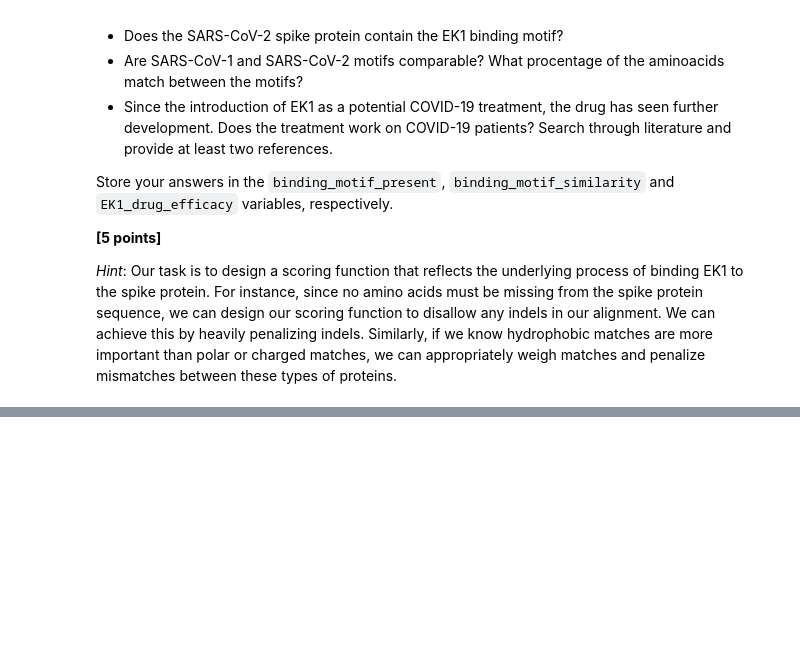
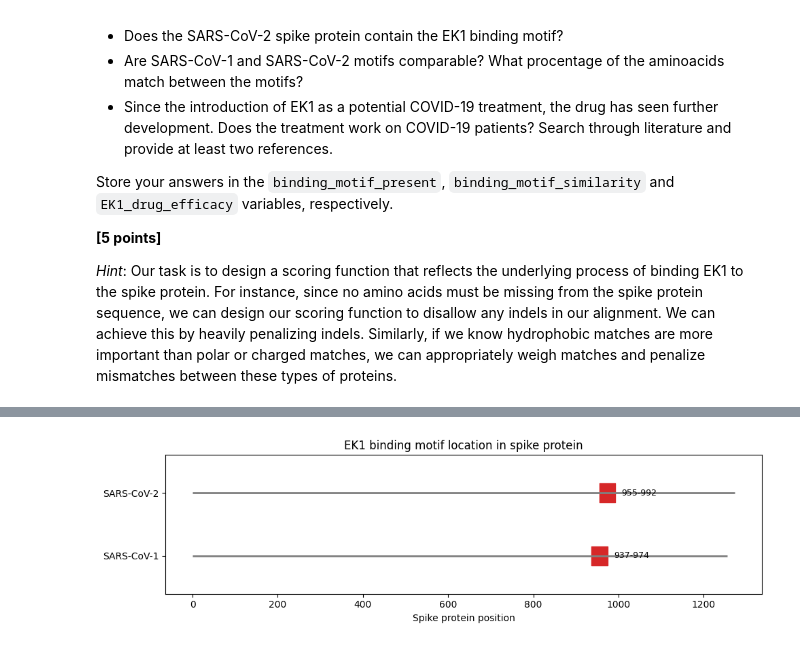
Before and after one commit to SivaCantCode/assign_gene_func, a Jupyter notebook: gene_func_workbook.ipynb, the cells around one changed output, grey strips where cells are left out. Cells and saved outputs as stored; diff of their text form; code cells hidden in the pictures; blank space fills up the shorter version.

Commit message:
Did bonus Q kinda

```diff
--- a/gene_func_workbook.ipynb
+++ b/gene_func_workbook.ipynb
@@ -316,0 +310,72 @@ Are SARS-CoV-1 and SARS-CoV-2 motifs comparable? What percentage of the aminoaci
+# %%
+# My code
+import csv
+import matplotlib.pyplot as plt
+importlib.reload(helper_functions)
+from helper_functions import local_alignment
+
+with open("data/aminoacid_properties.csv") as f:
+    aa_type = {row["aminoacid"]: row["polarity"] for row in csv.DictReader(f)}
+
+# My scoring function
+def scoring_function_ek1(motif_type, aa):
+    aa_t = aa_type.get(aa)
+    if motif_type == "h":
+        return 0.25 if aa_t == "h" else -0.25
+    return 0.125 if aa_t == motif_type else -0.0625
+
+ek1_motif = "hpphcpc" * 6
+
+sars1_spike = spikes["Human-SARS"]
+
+motif_hits = {}
+for name, spike in [("SARS-CoV-1", sars1_spike), ("SARS-CoV-2", sars2_spike)]:
+    a_motif, a_spike, score = local_alignment(ek1_motif,spike,scoring_function_ek1)
+
+    start = spike.find(a_spike)
+    end = start + len(a_spike)
+
+    type_match = sum(aa_type[a] == m for m, a in zip(a_motif, a_spike)) / len(a_motif)
+
+    motif_hits[name] = (start,end,a_motif,a_spike,score,len(spike))
+
+    print(name)
+    print("Score:", score)
+    print("Position:", start, "-", end)
+    print("Type match:", type_match)
+    print("Motif:", a_motif)
+    print("Spike:", a_spike)
+    a_motif, a_spike, score = local_alignment(ek1_motif,spike,scoring_function_ek1)
+
+    start = spike.find(a_spike)
+    end = start + len(a_spike)
+
+    type_match = sum(aa_type[a] == m for m, a in zip(a_motif, a_spike)) / len(a_motif)
+
+    motif_hits[name] = (start, end,a_motif,a_spike,score,len(spike))
+
+    print(f"{name}:{score},{start}-{end}, "f"type{type_match:.1%}" )
+    print(a_motif)
+    print(a_spike)
+
+
+s1 = motif_hits["SARS-CoV-1"][3]
+s2 = motif_hits["SARS-CoV-2"][3]
+aa_identity = sum(x == y for x, y in zip(s1, s2)) / max(len(s1), len(s2))
+
+
+fig, ax = plt.subplots(figsize=(10, 3))
+for y, name in enumerate(["SARS-CoV-1", "SARS-CoV-2"]):
+    start, end, _, _, _, length = motif_hits[name]
+    ax.hlines(y, 0, length, color="grey", linewidth=2)
+    ax.broken_barh([(start, end - start)], (y - 0.15, 0.3), color="tab:red")
+    ax.text(end + 15, y, f"{start}-{end}", va="center", fontsize=9)
+ax.set_yticks([0, 1])
+ax.set_yticklabels(["SARS-CoV-1", "SARS-CoV-2"])
+ax.set_ylim(-0.6, 1.6)
+ax.set_xlabel("Spike protein position")
+ax.set_title("EK1 binding motif location in spike protein")
+plt.tight_layout()
+plt.savefig("problem-bonus.png", dpi=150)
+plt.show()
+# %% [output]
@@ -316,0 +402 @@ Are SARS-CoV-1 and SARS-CoV-2 motifs comparable? What percentage of the aminoaci
+[figure, added]
```
Also changed, not shown: parts of 6 cells of this notebook, 2 other files.
